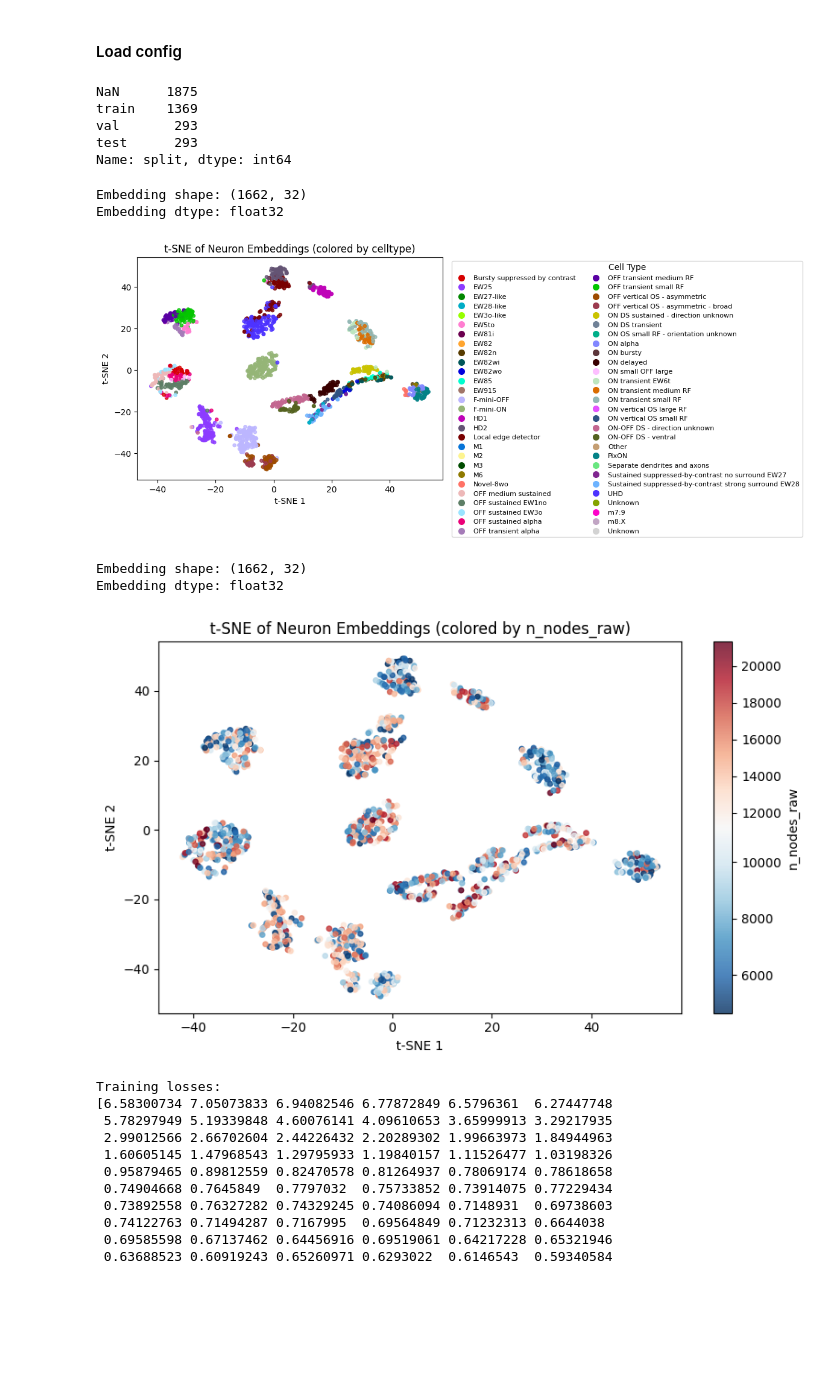
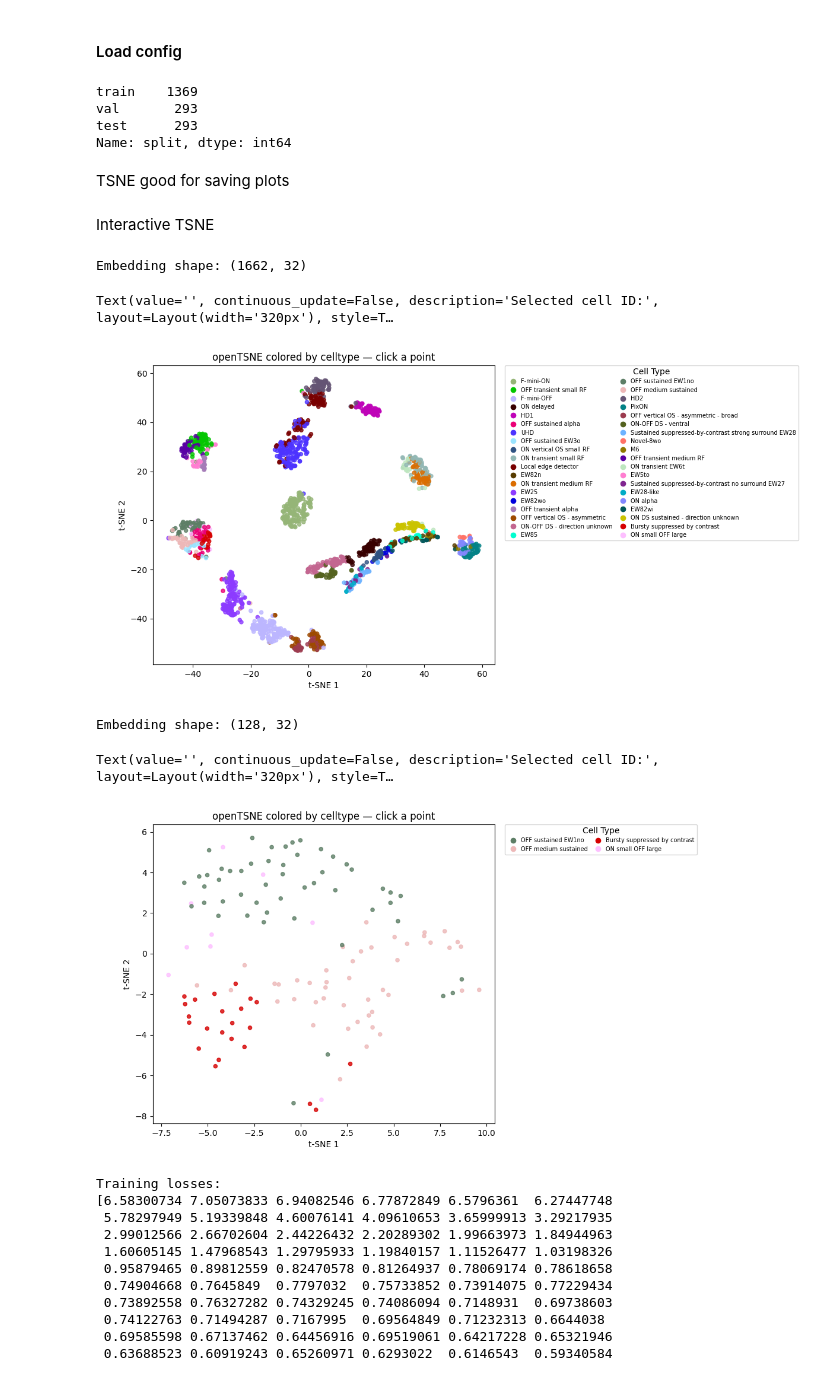
Before and after one commit to pegah81/ssl_neuron, a Jupyter notebook: ssl_neuron/demos/model_inference.ipynb, the cells around one changed output. Drawn from its saved outputs; the diff is of its cells as text; code cells hidden in the pictures; blank space fills up the shorter version.

Commit message:
plot interactive tsne

```diff
--- a/ssl_neuron/demos/model_inference.ipynb
+++ b/ssl_neuron/demos/model_inference.ipynb
@@ -64,25 +59,21 @@ cell_meta = pd.read_csv(os.path.join(config['trainer']['latents_dir'], f'{TRIAL}
 # %%
-# Load IDs
+# Assing the splits
 data_dir = config['data']['path']
 
 train_ids = np.load(os.path.join(data_dir, 'train_ids.npy')).astype(str)
 val_ids = np.load(os.path.join(data_dir, 'val_ids.npy')).astype(str)
 test_ids = np.load(os.path.join(data_dir, 'test_ids.npy')).astype(str)
 
-# Create mapping
 split_map = {
     **dict.fromkeys(train_ids, 'train'),
     **dict.fromkeys(val_ids, 'val'),
     **dict.fromkeys(test_ids, 'test')
 }
 
-# Assign split to each cell
 cell_meta['split'] = cell_meta['cell_id'].astype(str).map(split_map)
-
-# Check results
+cell_meta = cell_meta.dropna(subset=['split']).reset_index(drop=True)
 print(cell_meta['split'].value_counts(dropna=False))
 # %% [output]
-NaN      1875
 train    1369
 val       293
 test      293
@@ -107 +87,3 @@ color_dict = get_celltype_colors(cell_meta)
+# %% [markdown]
+TSNE good for saving plots
 # %%
@@ -263,0 +246,2 @@ def plot_tsne(
+# %% [markdown]
+Interactive TSNE
@@ -264,19 +485,29 @@ def plot_tsne(
 # %%
-# plot_df = plot_tsne(cell_meta, unknown_labels=False, color_by='celltype')
-
-plot_df = plot_tsne(cell_meta[cell_meta['split'].isin(['train', 'val'])], unknown_labels=True, color_dict=color_dict, color_by='celltype')
-
-plot_df = plot_tsne(cell_meta[cell_meta['split'].isin(['train', 'val'])], color_by='n_nodes_raw')
-# plot_df = plot_tsne(cell_meta[cell_meta['split'].isin(['train', 'val'])], color_by='z_mean')
-
-# plot_df = plot_tsne(cell_meta[cell_meta['split'] == 'train'], color_dict=color_dict, color_by='soma_z')
+plot_df = plot_tsne(
+    cell_meta[cell_meta['split'].isin(['train', 'val'])],
+    unknown_labels=True,
+    color_dict=color_dict,
+    color_by='celltype',
+    perplexity=30,
+    random=True,
+)
 # %% [output]
 Embedding shape: (1662, 32)
-Embedding dtype: float32
+Text(value='', continuous_update=False, description='Selected cell ID:', layout=Layout(width='320px'), style=T…
-[figure, old version]
+[figure, new version]
-Embedding shape: (1662, 32)
-Embedding dtype: float32
-[figure, removed]
+# %%
+plot_df = plot_tsne(
+    cell_meta[(cell_meta['split'].isin(['train', 'val'])) & (cell_meta['celltype_final'].isin(['ON small OFF large', 'OFF sustained EW1no', 'Bursty suppressed by contrast', 'OFF medium sustained']))],
+    unknown_labels=True,
+    color_dict=color_dict,
+    color_by='celltype',
+    perplexity=30,
+    random=True,
+)
+# %% [output]
+Embedding shape: (128, 32)
+Text(value='', continuous_update=False, description='Selected cell ID:', layout=Layout(width='320px'), style=T…
+[figure, added]
 # %%
 loss_dir = Path("..") / Path(config['trainer']['losses_dir']) / Path(TRIAL)
 
```
Also changed, not shown: parts of 6 cells of this notebook.
